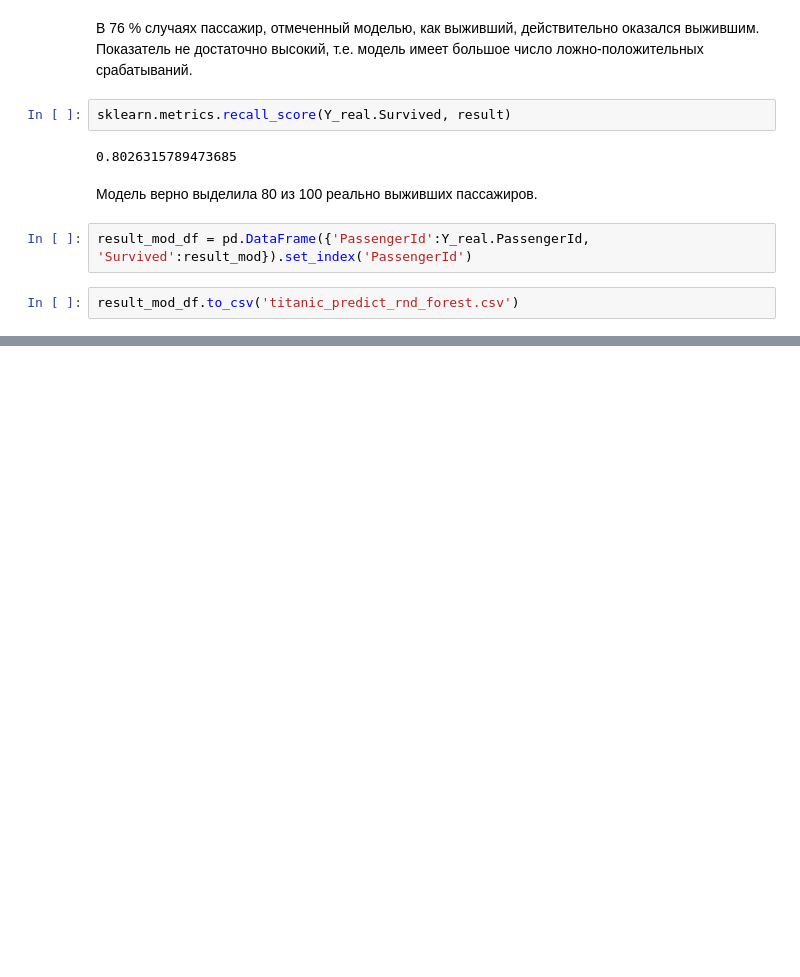
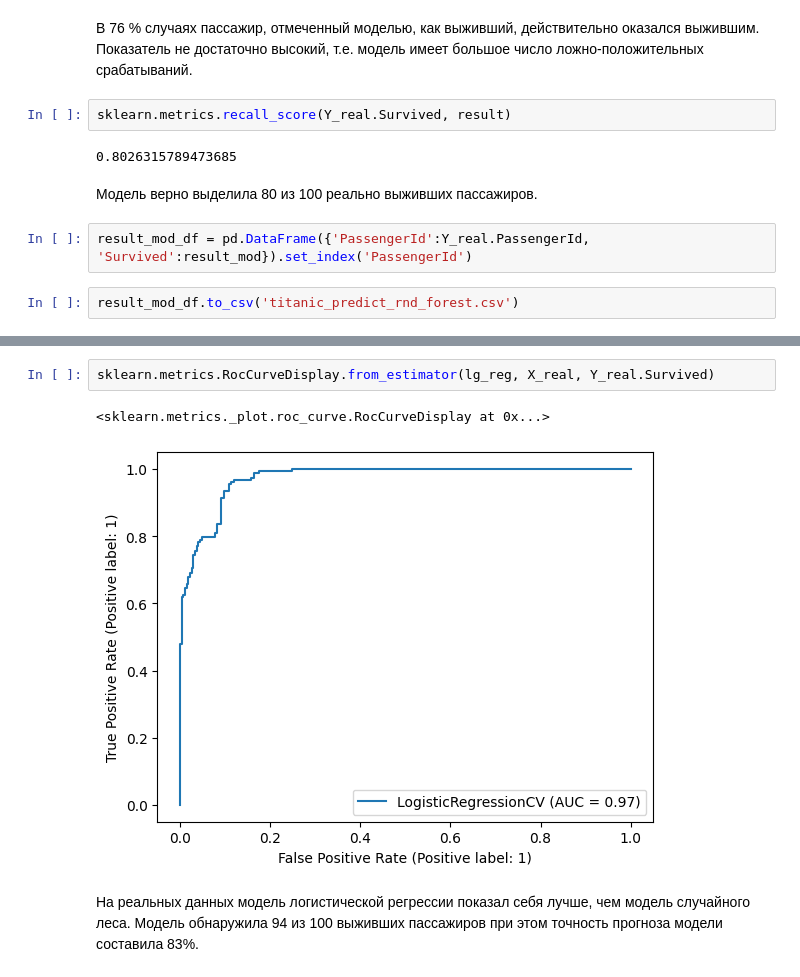
Before and after one commit to ddr533/Sklearn_titanic_survived_predict, a Jupyter notebook: titanic_survived_predict.ipynb, the cells around one changed output, grey strips where cells are left out. Saved outputs shown, nothing was run; the diff lists cells and outputs as text; blank space fills up the shorter version.

```diff
--- a/titanic_survived_predict.ipynb
+++ b/titanic_survived_predict.ipynb
@@ -570,0 +621,7 @@ result_mod_df.to_csv('titanic_predict_rnd_forest.csv')
+# %%
+sklearn.metrics.RocCurveDisplay.from_estimator(lg_reg, X_real, Y_real.Survived)
+# %% [output]
+<sklearn.metrics._plot.roc_curve.RocCurveDisplay at 0x...>
+[figure, added]
+# %% [markdown]
+На реальных данных модель логистической регрессии показал себя лучше, чем модель случайного леса. Модель обнаружила 94 из 100 выживших пассажиров при этом точность прогноза модели составила 83%.
```
Also changed, not shown: parts of 16 cells of this notebook.
